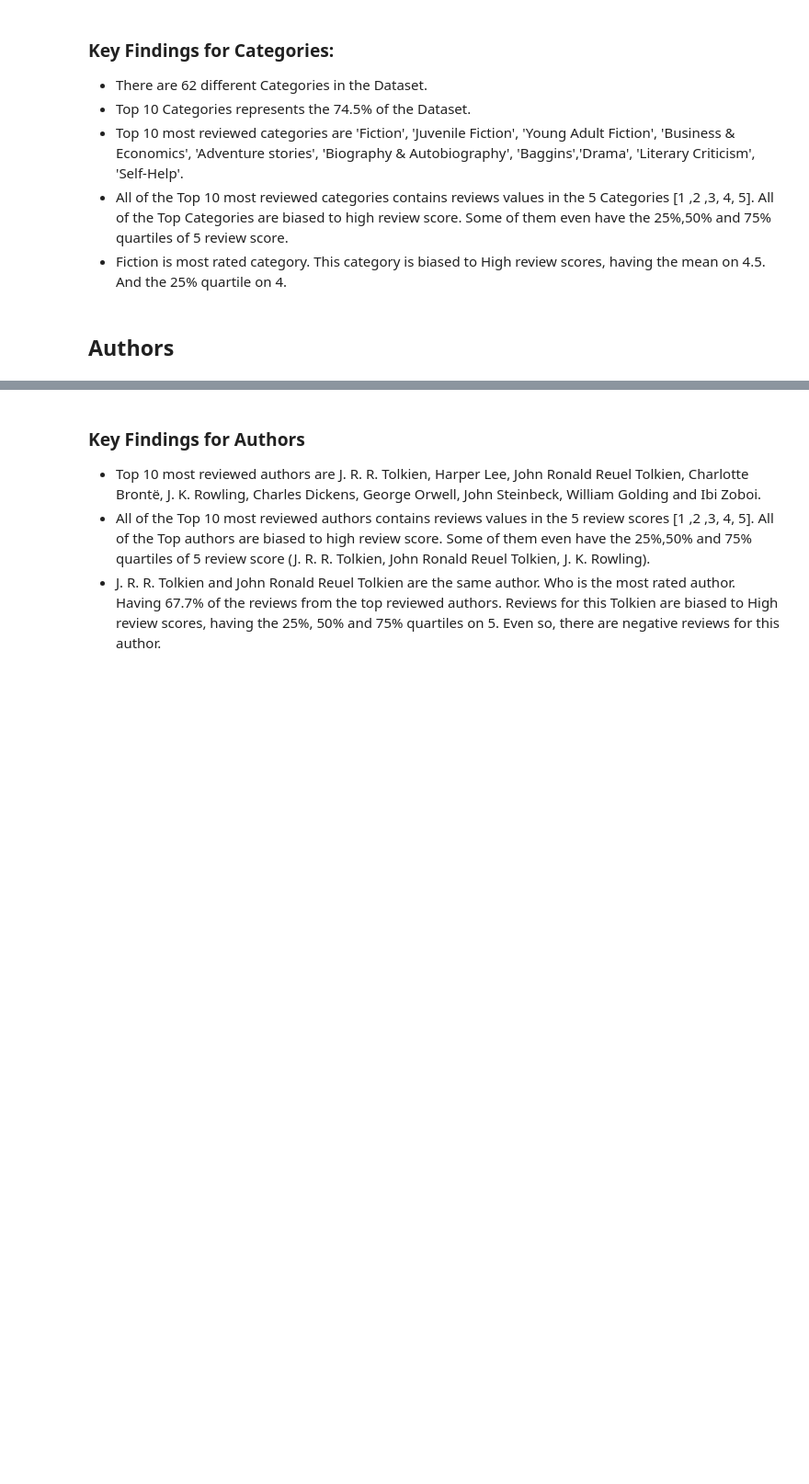
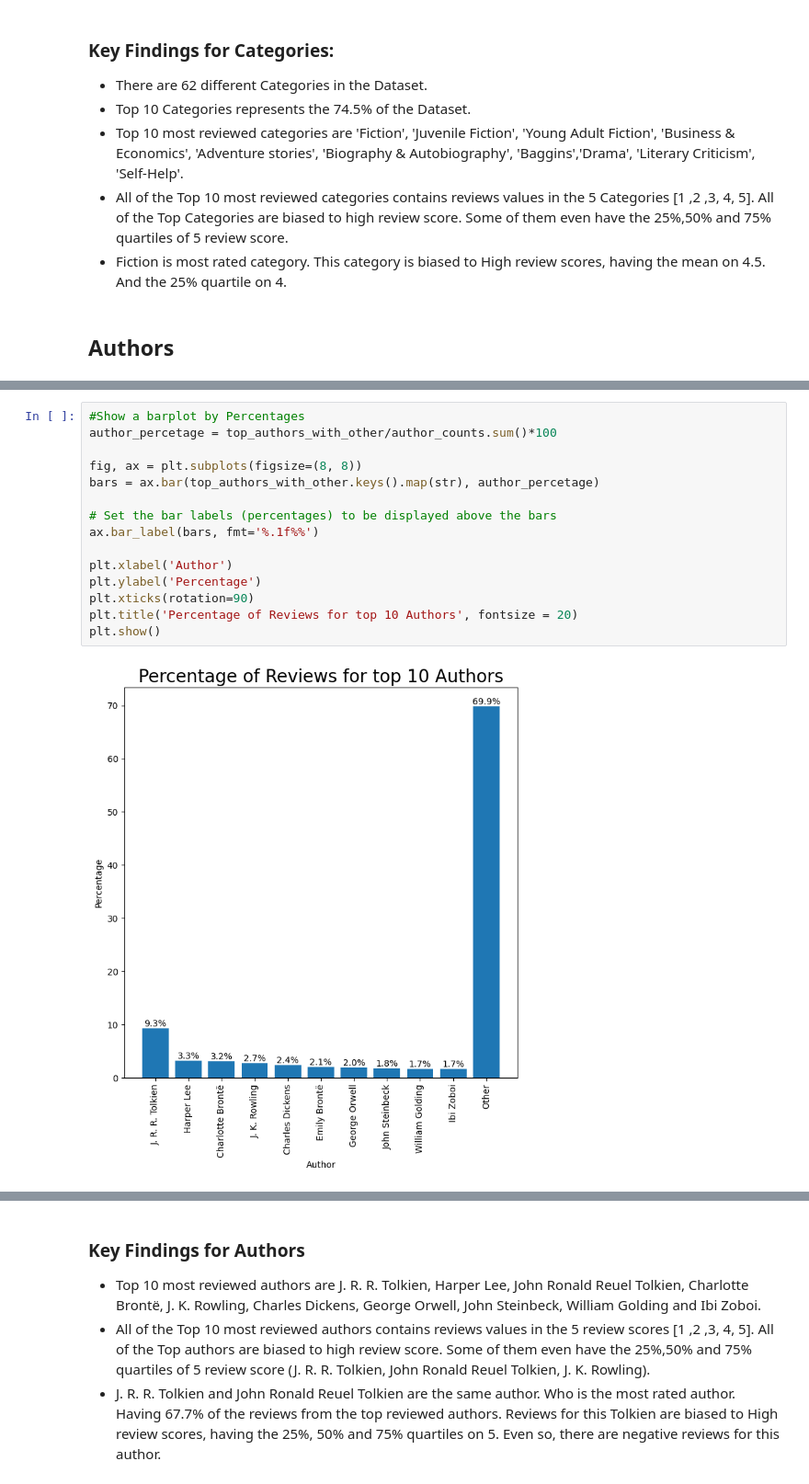
Before and after one commit to arnaldochm/final_project_nlp, a Jupyter notebook: notebooks/notebook_EDA.ipynb, the cells around one changed output, grey strips where cells are left out. Shown at 92% size. Drawn from its saved outputs; the diff is of its cells as text; blank space fills up the shorter version.

```diff
--- a/notebooks/notebook_EDA.ipynb
+++ b/notebooks/notebook_EDA.ipynb
@@ -398,3 +379,20 @@ plt.show()
+# %%
+#Show a barplot by Percentages
+author_percetage = top_authors_with_other/author_counts.sum()*100
+
+fig, ax = plt.subplots(figsize=(8, 8))
+bars = ax.bar(top_authors_with_other.keys().map(str), author_percetage)
+
+# Set the bar labels (percentages) to be displayed above the bars
+ax.bar_label(bars, fmt='%.1f%%')
+
+plt.xlabel('Author')
+plt.ylabel('Percentage')
+plt.xticks(rotation=90)
+plt.title('Percentage of Reviews for top 10 Authors', fontsize = 20)
+plt.show()
+# %% [output]
+[figure, added]
 # %%
 top_authors = top_10_authors_counts.index.to_list()
 
```
Also changed, not shown: parts of 49 cells of this notebook.
